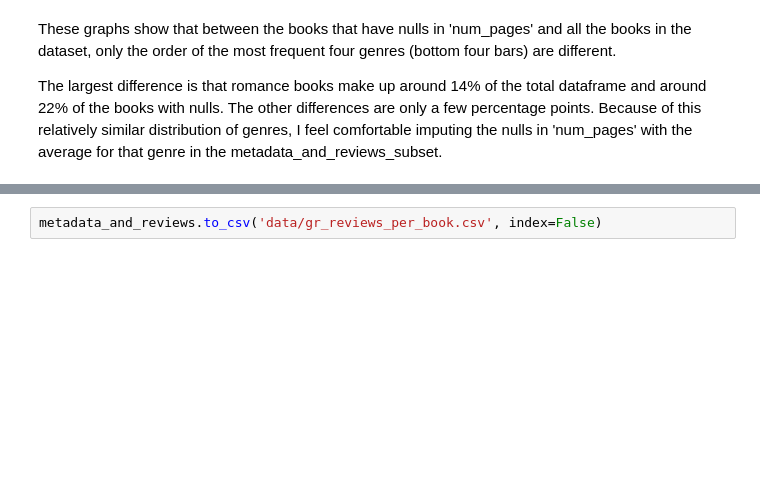
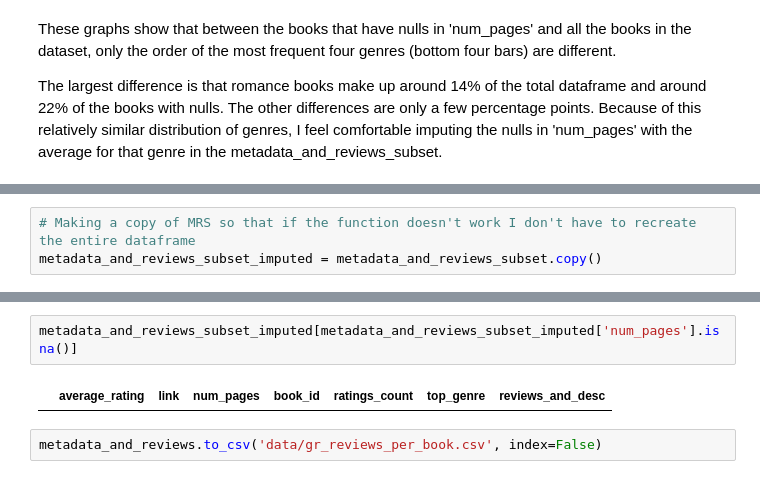
Before and after one commit to shelleylwang/goodreads-recommendations, a Jupyter notebook: data_prep.ipynb, the cells around one changed output, grey strips where cells are left out. Saved outputs shown, nothing was run; the diff lists cells and outputs as text; blank space fills up the shorter version.

```diff
--- a/data_prep.ipynb
+++ b/data_prep.ipynb
@@ -1358,0 +1436,3 @@ Name: num_pages, dtype: float64
+# %%
+# Making a copy of MRS so that if the function doesn't work I don't have to recreate the entire dataframe
+metadata_and_reviews_subset_imputed = metadata_and_reviews_subset.copy()
@@ -1359,2 +1513,6 @@ Name: num_pages, dtype: float64
+# %%
+metadata_and_reviews_subset_imputed[metadata_and_reviews_subset_imputed['num_pages'].isna()]
+# %% [output]
+|  | average_rating | link | num_pages | book_id | ratings_count | top_genre | reviews_and_desc |
 # %%
 metadata_and_reviews.to_csv('data/gr_reviews_per_book.csv', index=False)
```
Also changed, not shown: parts of 13 cells of this notebook.
